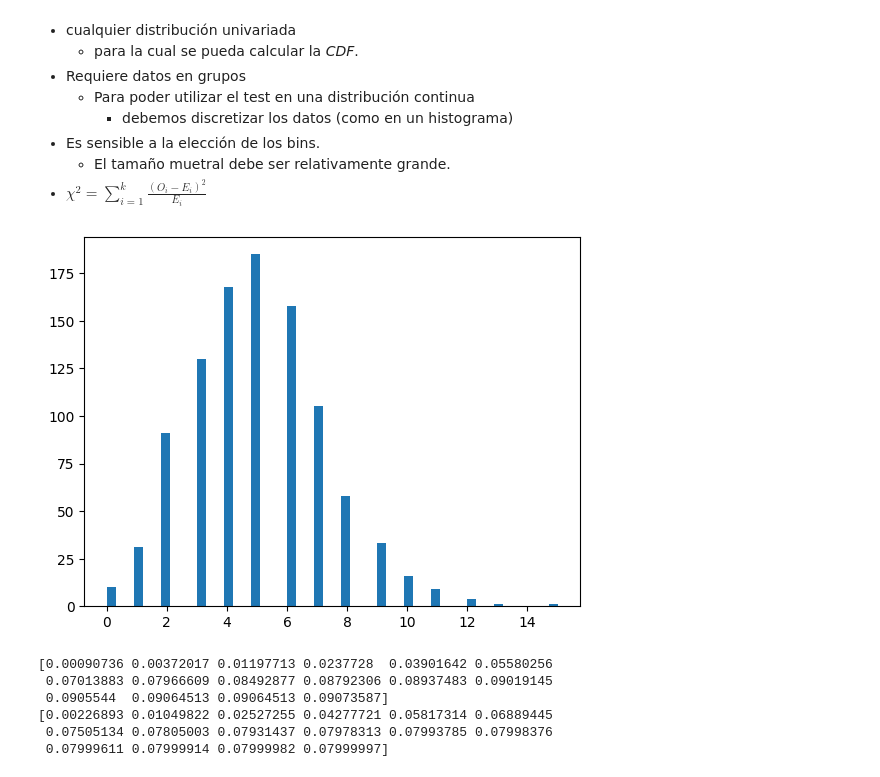
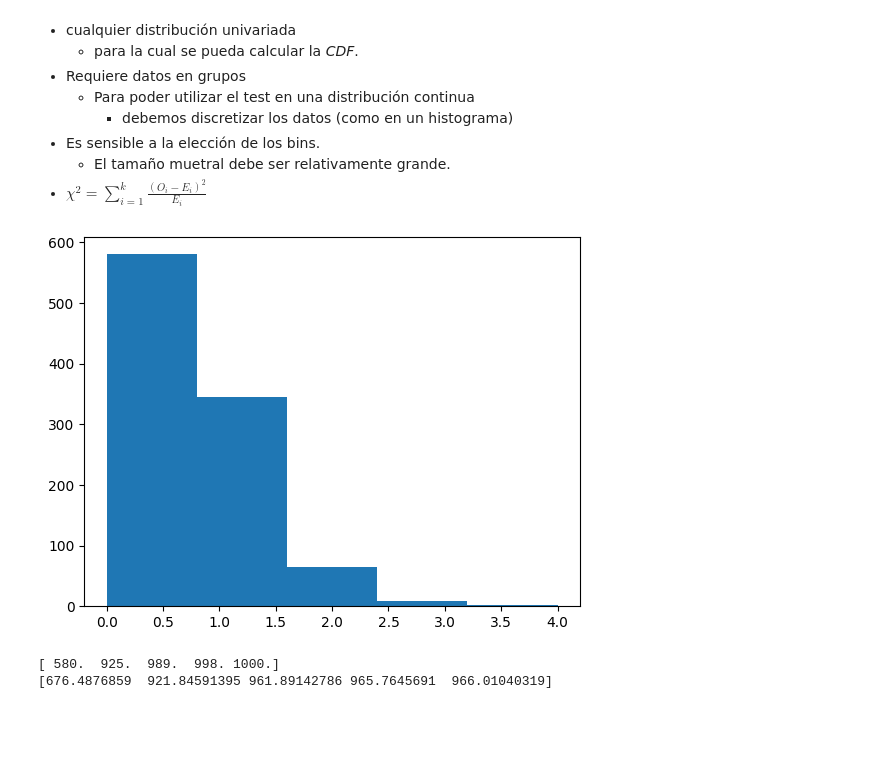
Before and after one commit to javieriserte/qualitative-data-course, a Jupyter notebook: classes/C01.3.PruebaDeHipotesis.ipynb, the cells around one changed output. Cells and saved outputs as stored; diff of their text form; code cells hidden in the pictures; blank space fills up the shorter version.

```diff
--- a/classes/C01.3.PruebaDeHipotesis.ipynb
+++ b/classes/C01.3.PruebaDeHipotesis.ipynb
@@ -362,28 +362,33 @@ Se puede utilizar para testear la bondad de ajuste de:
 # %%
 import scipy.stats as st
 import matplotlib.pyplot as plt
 import numpy as np
 
-observed = st.binom.rvs(n=100, p=0.05, size = 1000)
-_= plt.hist(observed, bins = 50)
+observed = st.binom.rvs(n=10, p=0.05, size = 1000)
+_= plt.hist(observed, bins = 5)
 # %% [output]
-[figure, old version]
+[figure, new version]
 # %%
-obs_cdf = st.cumfreq(observed, numbins=16, defaultreallimits = (0, 16)).cumcount
-obs_cdf = 1000 * obs_cdf / sum(obs_cdf)
+obs_cdf = st.cumfreq(
+  observed,
+  numbins=5,
+  defaultreallimits = (0, 5)
+).cumcount
 
-teoretical_cdf = st.binom.cdf(np.arange(16), n=100, p=0.035)
-teoretical_cdf = 1000 * teoretical_cdf / sum(teoretical_cdf)
+
+teoretical_cdf = st.binom.cdf(
+  np.arange(5),
+  n=10,
+  p=0.035
+)
+teoretical_cdf = teoretical_cdf * 1000
+teoretical_cdf = teoretical_cdf * sum(obs_cdf) / sum (teoretical_cdf)
 
 print(obs_cdf)
 print(teoretical_cdf)
 # %% [output]
-[0.00090736 0.00372017 0.01197713 0.0237728  0.03901642 0.05580256
- 0.07013883 0.07966609 0.08492877 0.08792306 0.08937483 0.09019145
- 0.0905544  0.09064513 0.09064513 0.09073587]
-[0.00226893 0.01049822 0.02527255 0.04277721 0.05817314 0.06889445
- 0.07505134 0.07805003 0.07931437 0.07978313 0.07993785 0.07998376
- 0.07999611 0.07999914 0.07999982 0.07999997]
+[ 580.  925.  989.  998. 1000.]
+[676.4876859  921.84591395 961.89142786 965.7645691  966.01040319]
 # %%
 st.chisquare(f_obs=obs_cdf, f_exp=teoretical_cdf)
 # %% [output]
```
Also changed, not shown: parts of 27 cells of this notebook, 1 other file.
